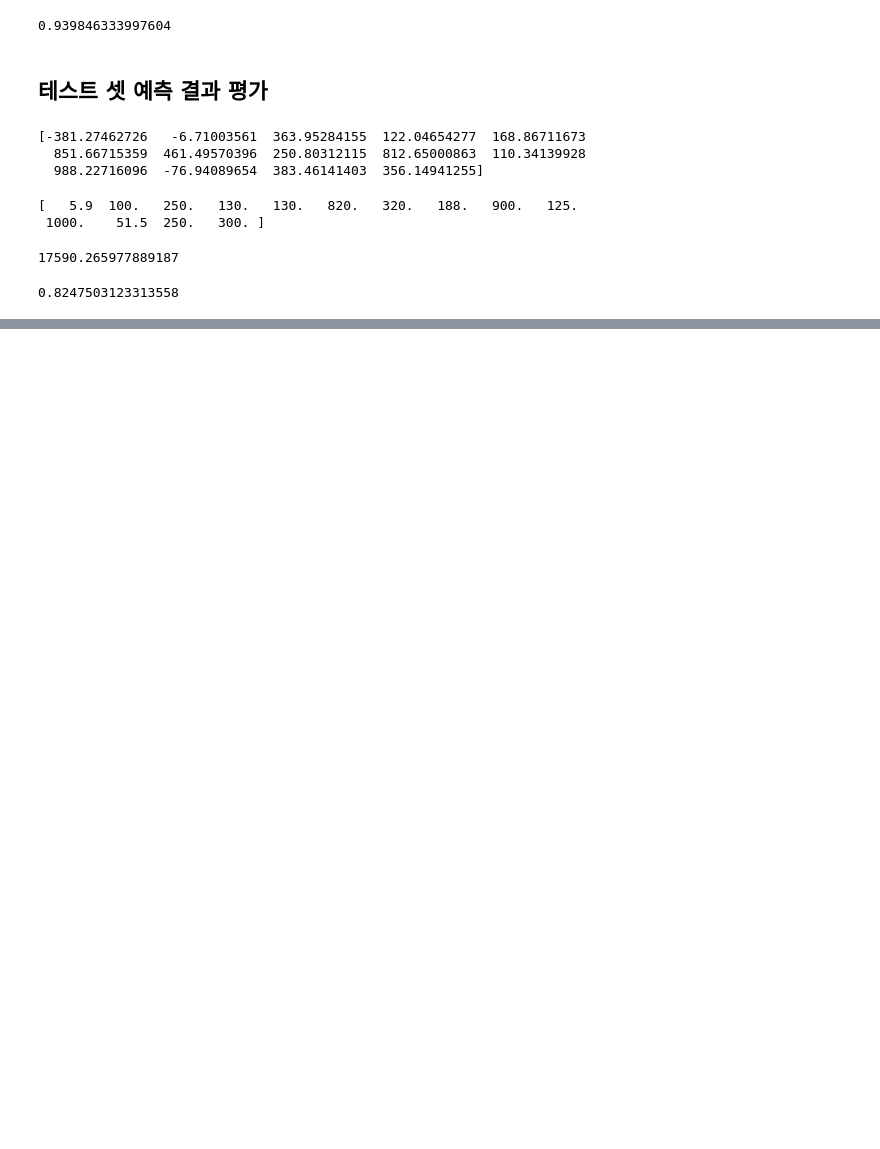
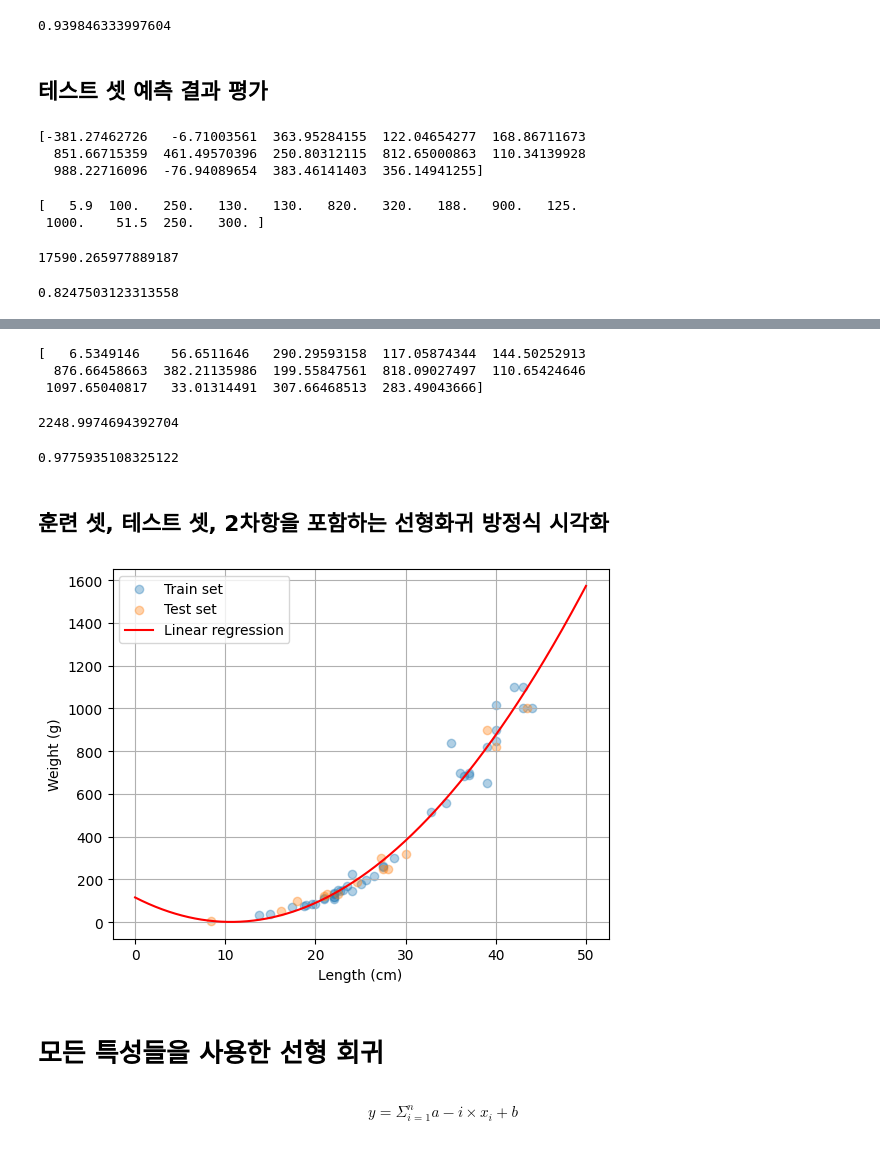
Before and after one commit to baesaa0304/StudyIT, a Jupyter notebook: ml04_regression.ipynb, the cells around one changed output, grey strips where cells are left out. Drawn from its saved outputs; the diff is of its cells as text; code cells hidden in the pictures; blank space fills up the shorter version.

```diff
--- a/ml04_regression.ipynb
+++ b/ml04_regression.ipynb
@@ -373,0 +410,2 @@ r2_score(y_te, y_te_pred)
+# %%
+X_tr_poly = np.c_[X_tr ** 2, X_tr]  #Length의 2차항을 포함하는 특성 배열
@@ -373,0 +422,2 @@ r2_score(y_te, y_te_pred)
+# %%
+lin_reg = LinearRegression()
@@ -373,0 +426,2 @@ r2_score(y_te, y_te_pred)
+# %%
+lin_reg.fit(X_tr_poly, y_tr)
@@ -373,0 +473,46 @@ r2_score(y_te, y_te_pred)
+# %%
+print(y_te_pred)
+# %% [output]
+[   6.5349146    56.6511646   290.29593158  117.05874344  144.50252913
+  876.66458663  382.21135986  199.55847561  818.09027497  110.65424646
+ 1097.65040817   33.01314491  307.66468513  283.49043666]
+# %%
+mean_squared_error(y_te, y_te_pred) # KNN은 MSE보다 큼
+# %% [output]
+2248.9974694392704
+# %%
+r2_score(y_te, y_te_pred)
+#> 훈련 셋의 결정계수와 비슷 - 과대/과소적합이 거의 없음.
+# %% [output]
+0.9775935108325122
+# %% [markdown]
+## 훈련 셋, 테스트 셋, 2차항을 포함하는 선형화귀 방정식 시각화
+# %%
+# 훈련 셋 시각화
+plt.scatter(x=X_tr.ravel(), y=y_tr, alpha=0.35, label='Train set')
+
+# 테스트 세 시각화
+plt.scatter(x=X_te.ravel(), y=y_te, alpha=0.35, label='Test set')
+
+# 선형 회귀 방정식 시각화
+x = np.arange(0, 50, 0.01) # [0, 0.01, 0.02, 0,03....44.98, 44.99]
+a = lin_reg.coef_[0] # x^2 항의 계수
+b = lin_reg.coef_[1] # x 항의 계수
+c = lin_reg.intercept_ # 2차 함수의 y절편
+y = a * x ** 2 + b * x + c # 선형 회귀 방정식
+plt.plot(x, y, 'r-', label='Linear regression')
+
+plt.xlabel('Length (cm)')
+plt.ylabel('Weight (g)')
+plt.grid()
+plt.legend()
+
+plt.show()
+# %% [output]
+[figure, added]
+# %% [markdown]
+# 모든 특성들을 사용한 선형 회귀
+# %% [markdown]
+$$
+    y = \Sigma_{i=1}^{n} a-i \times x_i + b
+$$
```
Also changed, not shown: parts of 39 cells of this notebook.
